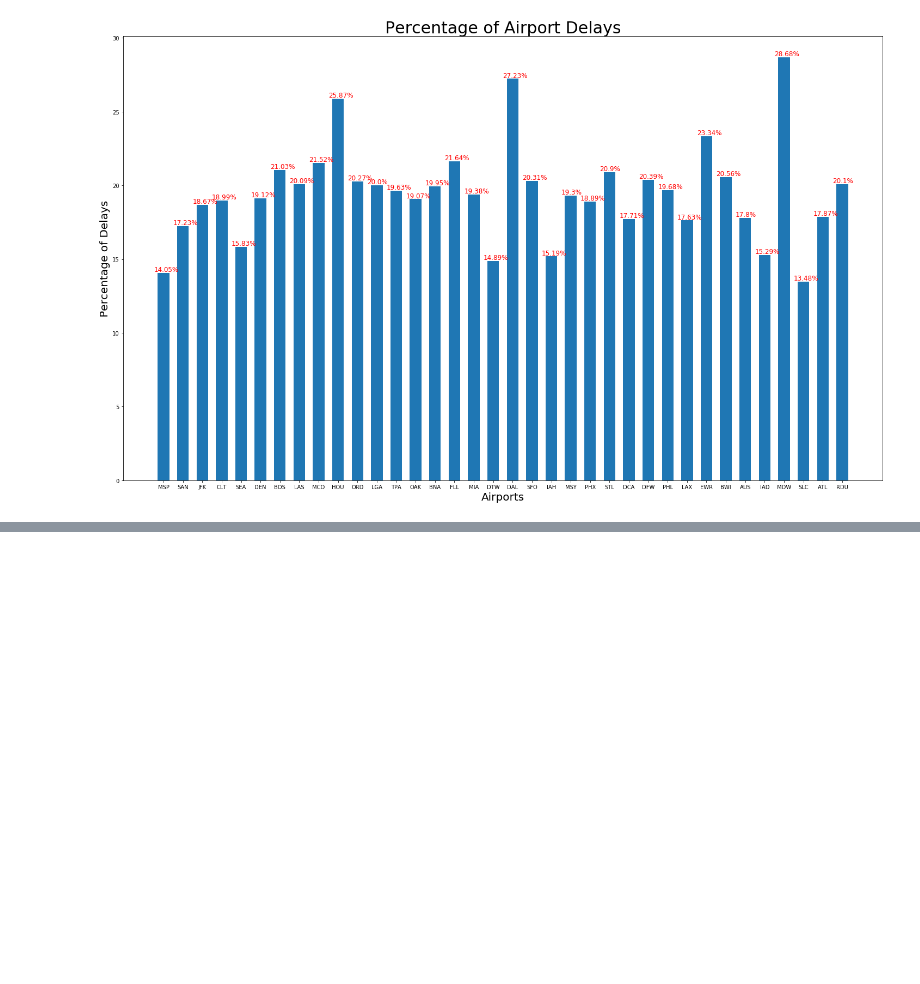
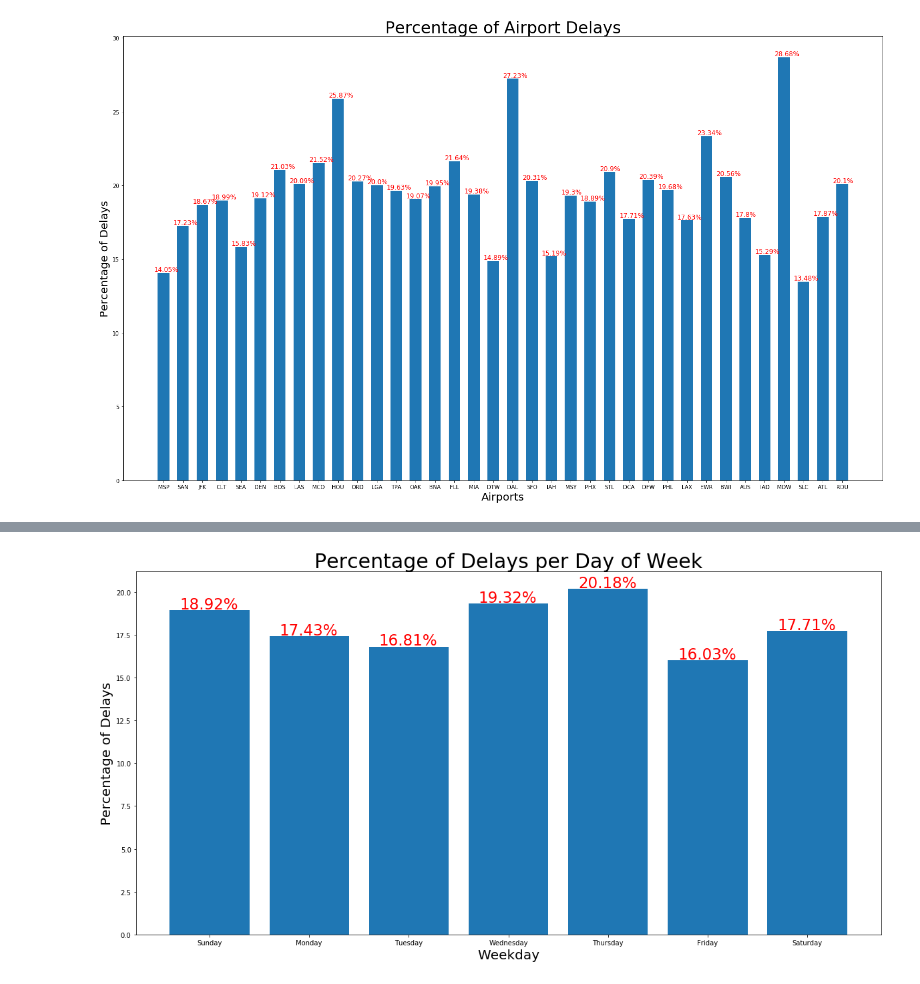
Before and after one commit to Arimorris/delays, a Jupyter notebook: visuals .ipynb, the cells around one changed output, grey strips where cells are left out. Saved outputs shown, nothing was run; the diff lists cells and outputs as text; code cells hidden in the pictures; blank space fills up the shorter version.

```diff
--- a/visuals .ipynb
+++ b/visuals .ipynb
@@ -253,0 +261,8 @@ plt.show()
+# %%
+# find pct of delays per day of week
+w = yearly['Weekday']
+w_pct = []
+
+#get a list of what % of flights were delayed per day of week
+for x in range(len(w)):
+    w_pct.append(round((weekfreq[x]/w[x+1]) * 100,2))
@@ -253,0 +281,12 @@ plt.show()
+# %%
+plt.figure(figsize=(20,10))
+plt.bar(weekday, w_pct)
+plt.title("Percentage of Delays per Day of Week", fontsize =30)
+plt.xlabel('Weekday', fontsize =20)
+plt.xticks(range(7))
+plt.ylabel('Percentage of Delays', fontsize =20)
+for a,b in zip(range(7), w_pct):
+    plt.text(a -.3, b +.08, str(b) + '%', fontsize =23, color ='r')
+plt.show()
+# %% [output]
+[figure, added]
```
Also changed, not shown: parts of 3 cells of this notebook.
